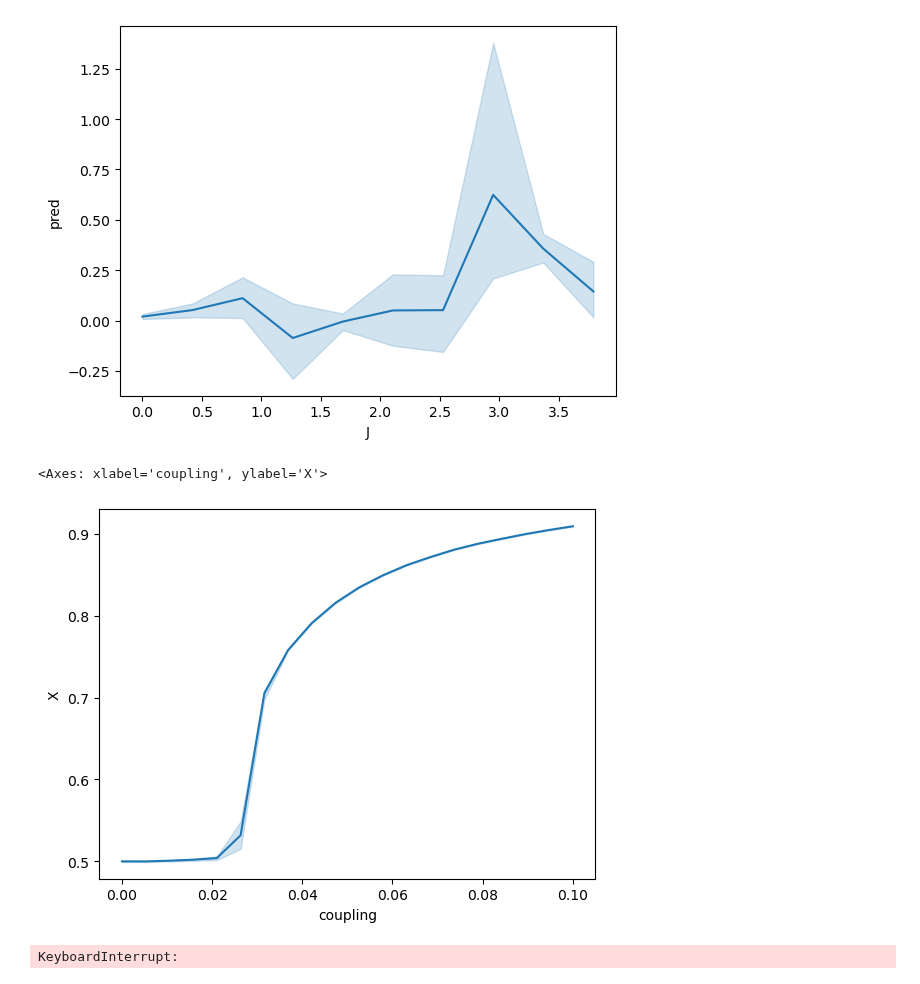
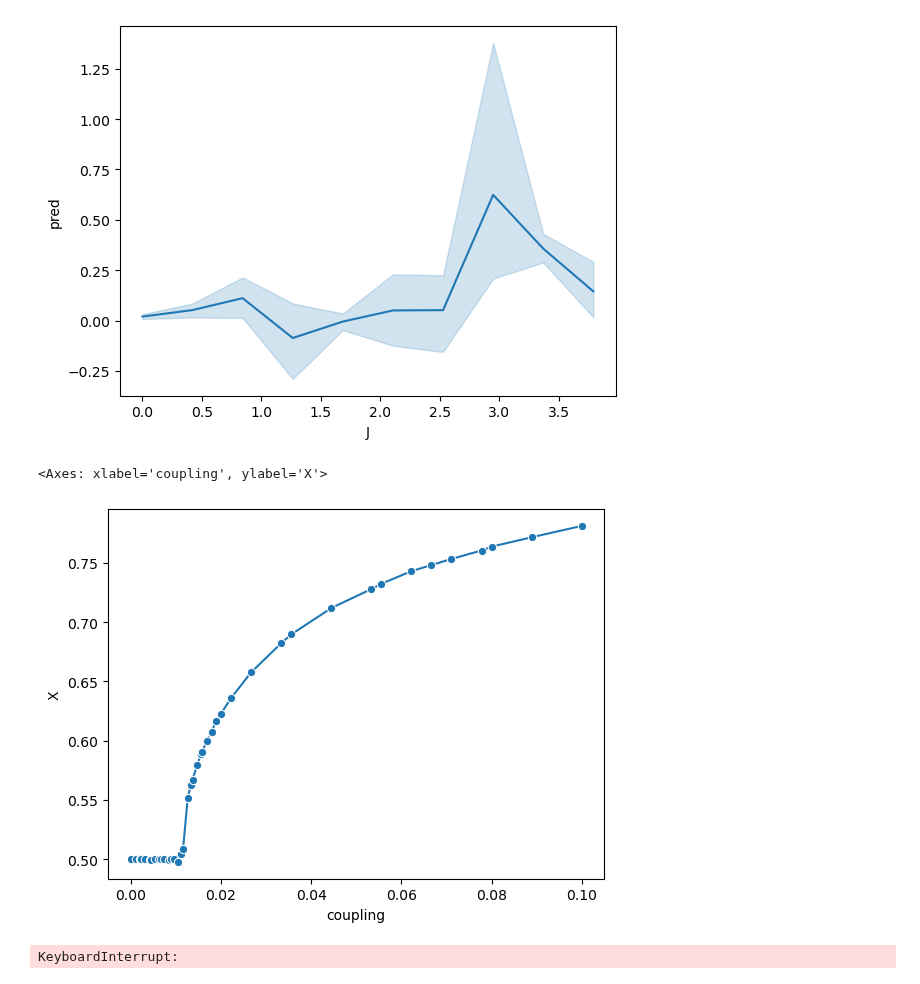
Before and after one commit to charlesmurphy1/midynet, a Jupyter notebook: notebooks/duality/exploration.ipynb, the cells around one changed output. Cells and saved outputs as stored; diff of their text form; code cells hidden in the pictures.

```diff
--- a/notebooks/duality/exploration.ipynb
+++ b/notebooks/duality/exploration.ipynb
@@ -49,20 +111,0 @@ AttributeError: `SISDynamics` object wrapping `<graphinf._graphinf.data.dynamics
-# %%
-collector = graphinf.utility.EdgeCollector()
-gg = x.get_graph()
-collector.update(gg)
-x.sample_prior()
-
-for i in range(1000):
-    t0 = time.time()
-    x.metropolis_sweep(183 * 10)
-    t1 = time.time()
-    collector.update(x.get_graph())
-    if i % 50 == 0:
-        print(
-            f"Epoch {i}: "
-            f"time={t1 - t0:0.4f} "
-            f"log(likelihood)={x.get_log_likelihood():0.4f} "
-            f"log(prior)={x.get_log_prior():0.4f} "
-        )
-x.set_graph(gg)
-print(x.get_log_prior(), collector.log_prob_estimate(gg))
@@ -1034,25 +1193,25 @@ import midynet, graphinf, matplotlib.pyplot as plt, numpy as np, pandas as pd, s
 from collections import defaultdict
 from tqdm import notebook as tqdm
 # %%
-g0 = midynet.utility.convert.load_graph("../../midynet/config/littlerock.npy")
+g0 = graphinf.utility.load_graph("../../data/graphs/polblogs.npy")
 
 g = graphinf.graph.ConfigurationModel(g0)
 # %%
-coup = np.linspace(0, 0.1, 20)
-data = defaultdict(list)
-n_samples = 50
+coup = np.concatenate([np.linspace(0, 0.02, 20), np.linspace(0, 0.08, 1)])
+# data = defaultdict(list)
+n_samples = 1
 for c in tqdm.tqdm(coup):
     x = graphinf.data.dynamics.GlauberDynamics(g, coupling=c, length=2*g.get_size())
-    for _ in range(n_samples):
+    for i in range(n_samples):
         x.sample(g.get_size())
         X = x.get_future_states()
         data["X"].append(np.mean(X))
         data["coupling"].append(c)
 df = pd.DataFrame(data)
-sns.lineplot(df, x="coupling", y="X")
+sns.lineplot(df, x="coupling", y="X", marker="o")
 # %% [output]
 <Axes: xlabel='coupling', ylabel='X'>
-[figure, old version]
+[figure, new version]
 # %%
 data = defaultdict(list)
 for c in tqdm.tqdm(coup):
```
Also changed, not shown: parts of 7 cells of this notebook, 8 other files.
